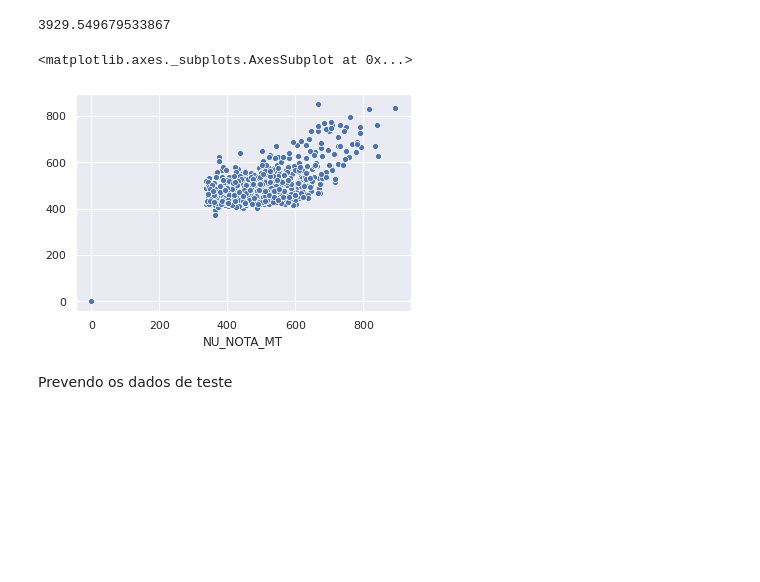
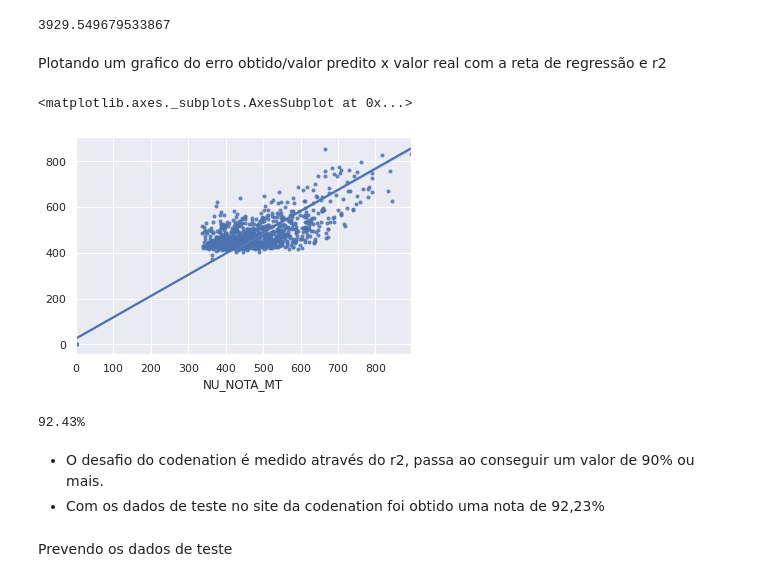
Before and after one commit to LucasDatilioCarderelli/Codenation, a Jupyter notebook: Codenation.ipynb, the cells around one changed output. Saved outputs shown, nothing was run; the diff lists cells and outputs as text; code cells hidden in the pictures; blank space fills up the shorter version.

```diff
--- a/Codenation.ipynb
+++ b/Codenation.ipynb
@@ -156,11 +170,23 @@ s = mean_squared_error(yval, p)
 s
 # %% [output]
 3929.549679533867
+# %% [markdown]
+Plotando um grafico do erro obtido/valor predito x valor real com a reta de regressão e r2
 # %%
-sns.scatterplot(yval, p, )
+sns.regplot(yval, p, marker=".")
 # %% [output]
 <matplotlib.axes._subplots.AxesSubplot at 0x...>
-[figure, old version]
+[figure, new version]
+# %%
+from sklearn.metrics import r2_score
+
+r2 = r2_score(yval, p)
+print(f'{r2*100:.2f}%')
+# %% [output]
+92.43%
+# %% [markdown]
+- O desafio do codenation é medido através do r2, passa ao conseguir um valor de 90% ou mais.
+- Com os dados de teste no site da codenation foi obtido uma nota de 92,23%
 # %% [markdown]
 Prevendo os dados de teste
 # %%
```
Also changed, not shown: parts of 8 cells of this notebook.
